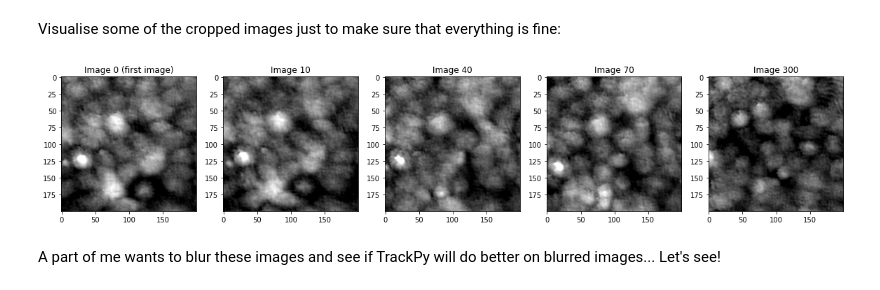
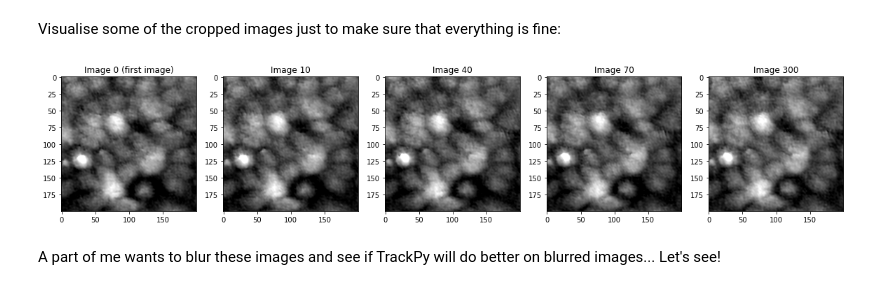
Before and after one commit to nigarabbasova/MCsThesisAnalysis, a Jupyter notebook: preliminary_analysis.ipynb, the cells around one changed output. Drawn from its saved outputs; the diff is of its cells as text; code cells hidden in the pictures.

```diff
--- a/preliminary_analysis.ipynb
+++ b/preliminary_analysis.ipynb
@@ -144,25 +144,25 @@ Visualise some of the cropped images just to make sure that everything is fine:
 # %%
 # Create subplots with 1 row and 5 columns
 image_size = (20,20)
 fig, axes = plt.subplots(1, 5, figsize=image_size)
 ax = axes.ravel()
 
 # Display images and set titles
 ax[0].imshow(cropped_images[0], cmap=plt.cm.gray)
 ax[0].set_title('Image 0 (first image)')
-ax[1].imshow(cropped_images[9], cmap=plt.cm.gray)
+ax[1].imshow(cropped_images[1], cmap=plt.cm.gray)
 ax[1].set_title('Image 10')
-ax[2].imshow(cropped_images[39], cmap=plt.cm.gray)
+ax[2].imshow(cropped_images[2], cmap=plt.cm.gray)
 ax[2].set_title('Image 40')
-ax[3].imshow(cropped_images[69], cmap=plt.cm.gray)
+ax[3].imshow(cropped_images[3], cmap=plt.cm.gray)
 ax[3].set_title('Image 70')
-ax[4].imshow(cropped_images[299], cmap=plt.cm.gray)
+ax[4].imshow(cropped_images[4], cmap=plt.cm.gray)
 ax[4].set_title('Image 300')
 
 # Show the subplots
 plt.show()
 # %% [output]
-[figure, old version]
+[figure, new version]
 # %% [markdown]
 A part of me wants to blur these images and see if TrackPy will do better on blurred images... Let's see!
 # %%
```
Also changed, not shown: parts of 19 cells of this notebook.
